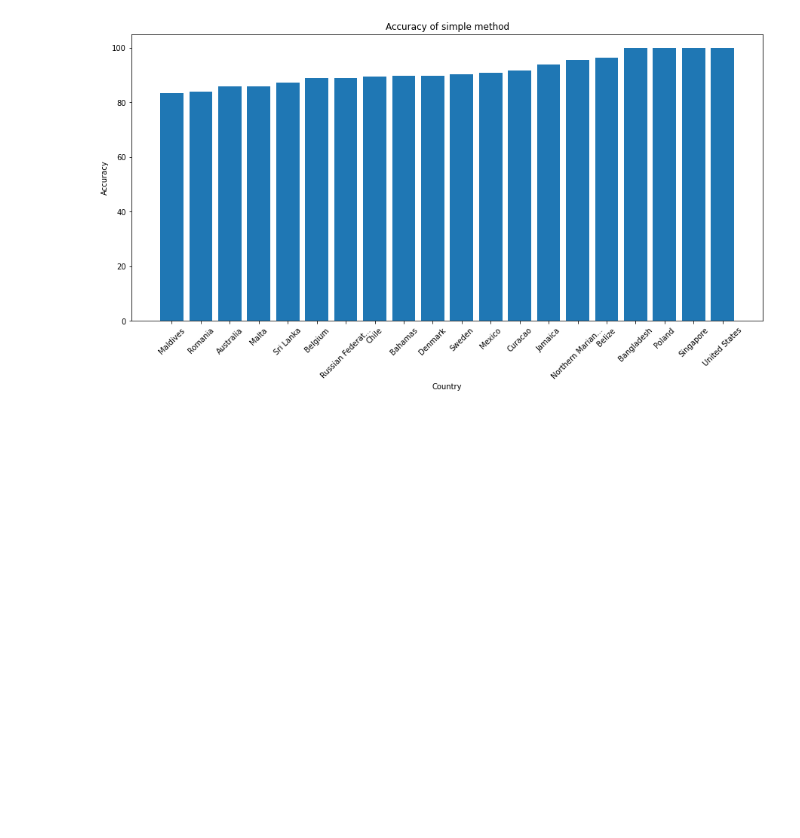
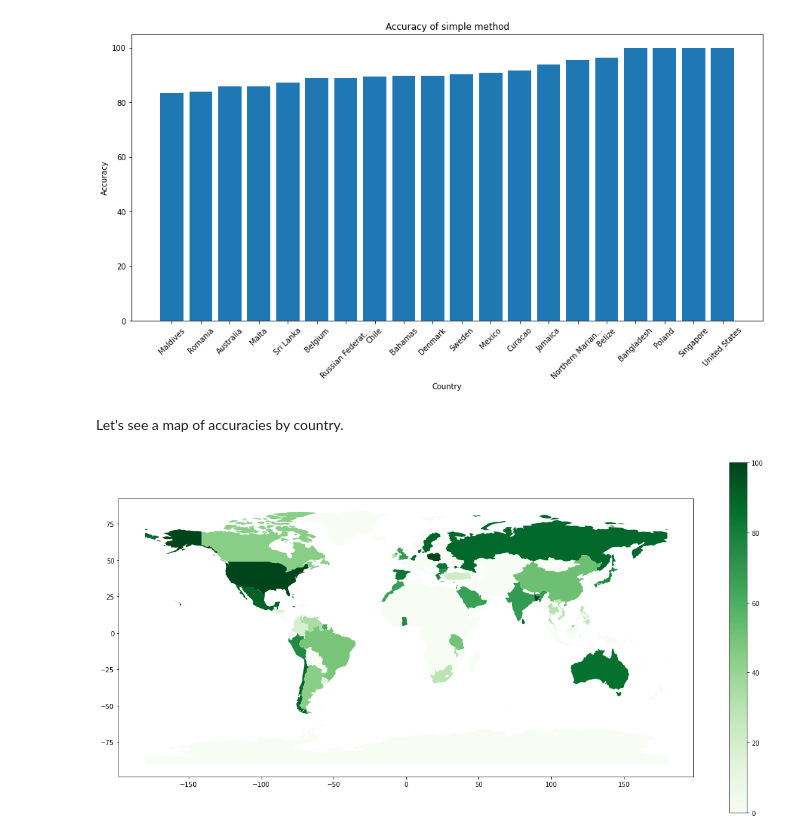
Before and after one commit to fatimaalsaadeh/Ocean-Plastic-Pollutions-Dashboard, a Jupyter notebook: ml/events.ipynb, the cells around one changed output. Saved outputs shown, nothing was run; the diff lists cells and outputs as text; code cells hidden in the pictures; blank space fills up the shorter version.

```diff
--- a/ml/events.ipynb
+++ b/ml/events.ipynb
@@ -65,3 +65,25 @@ plt.ylabel('Accuracy')
 plt.xticks(rotation=45);
 # %% [output]
 [figure]
+# %% [markdown]
+Let's see a map of accuracies by country.
+# %%
+import pycountry
+import geopandas
+
+accuracy_of = {c:a for a, c in accuracies}
+
+world = geopandas.read_file(geopandas.datasets.get_path('naturalearth_lowres')).set_index('iso_a3')
+world.loc[:, 'Accuracy'] = [0 for _ in range(len(world))]
+
+for country, accuracy in accuracy_of.items():
+    try:
+        abbreviation = pycountry.countries.search_fuzzy(country)[0].alpha_3
+        if abbreviation in world.index and accuracy > 0:
+            world.loc[abbreviation, 'Accuracy'] = accuracy
+    except:
+        pass
+
+world.plot(column='Accuracy', legend=True, figsize=(20, 10), cmap='Greens');
+# %% [output]
+[figure, added]
```
Also changed, not shown: parts of 3 cells of this notebook, 1 other file.
